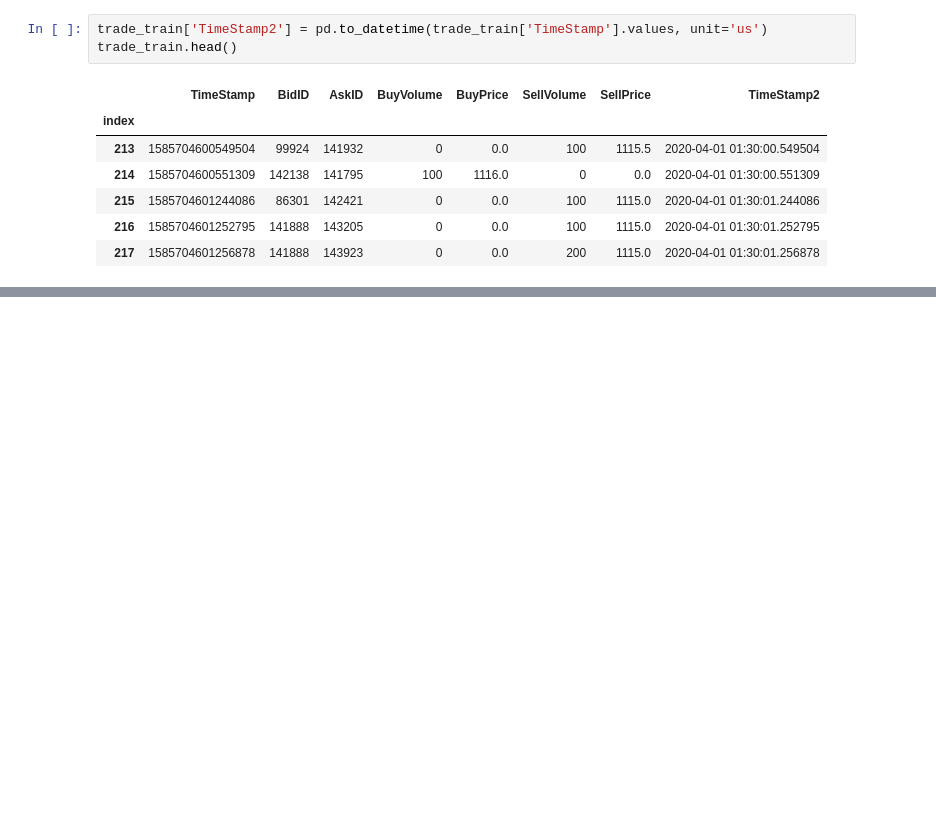
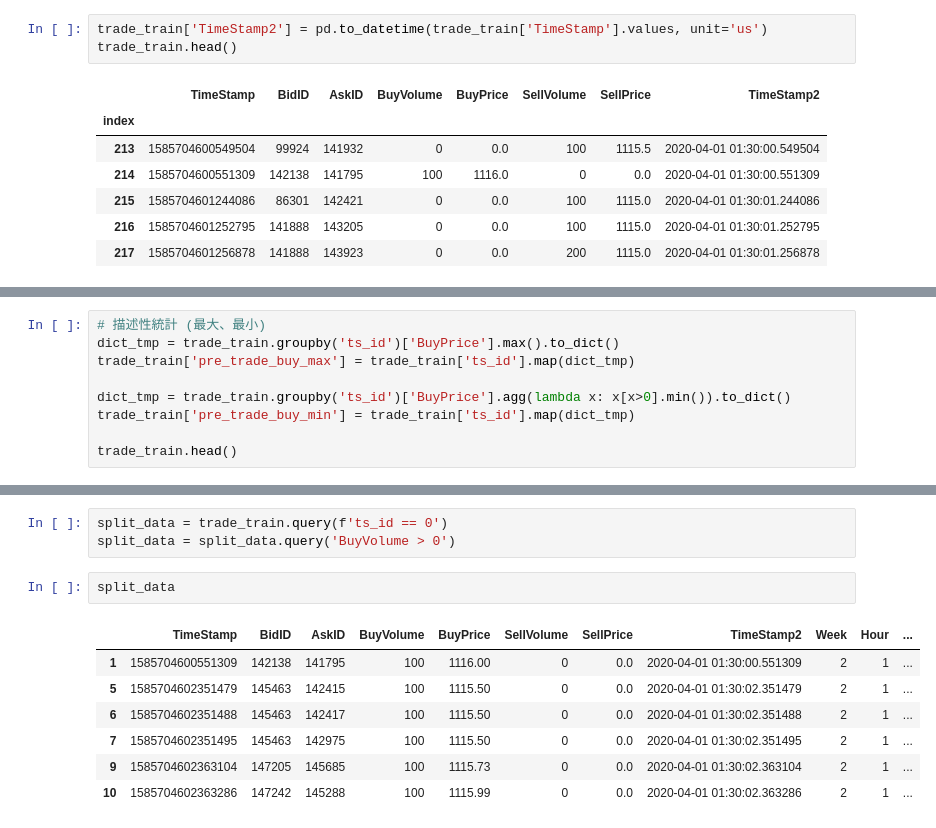
Before and after one commit to chun-code/stock_price, a Jupyter notebook: code.ipynb, the cells around one changed output, grey strips where cells are left out. Drawn from its saved outputs; the diff is of its cells as text; blank space fills up the shorter version.

```diff
--- a/code.ipynb
+++ b/code.ipynb
@@ -210,0 +345,9 @@ trade_train.head(35)
+# %%
+# 描述性統計 (最大、最小)
+dict_tmp = trade_train.groupby('ts_id')['BuyPrice'].max().to_dict()
+trade_train['pre_trade_buy_max'] = trade_train['ts_id'].map(dict_tmp)
+
+dict_tmp = trade_train.groupby('ts_id')['BuyPrice'].agg(lambda x: x[x>0].min()).to_dict()
+trade_train['pre_trade_buy_min'] = trade_train['ts_id'].map(dict_tmp)
+
+trade_train.head()
@@ -210,0 +491,13 @@ trade_train.head(35)
+# %%
+split_data = trade_train.query(f'ts_id == 0')
+split_data = split_data.query('BuyVolume > 0')
+# %%
+split_data
+# %% [output]
+|  | TimeStamp | BidID | AskID | BuyVolume | BuyPrice | SellVolume | SellPrice | TimeStamp2 | Week | Hour | ... |
+| 1 | 1585704600551309 | 142138 | 141795 | 100 | 1116.00 | 0 | 0.0 | 2020-04-01 01:30:00.551309 | 2 | 1 | ... |
+| 5 | 1585704602351479 | 145463 | 142415 | 100 | 1115.50 | 0 | 0.0 | 2020-04-01 01:30:02.351479 | 2 | 1 | ... |
+| 6 | 1585704602351488 | 145463 | 142417 | 100 | 1115.50 | 0 | 0.0 | 2020-04-01 01:30:02.351488 | 2 | 1 | ... |
+| 7 | 1585704602351495 | 145463 | 142975 | 100 | 1115.50 | 0 | 0.0 | 2020-04-01 01:30:02.351495 | 2 | 1 | ... |
+| 9 | 1585704602363104 | 147205 | 145685 | 100 | 1115.73 | 0 | 0.0 | 2020-04-01 01:30:02.363104 | 2 | 1 | ... |
+| 10 | 1585704602363286 | 147242 | 145288 | 100 | 1115.99 | 0 | 0.0 | 2020-04-01 01:30:02.363286 | 2 | 1 | ... |
```
Also changed, not shown: parts of 22 cells of this notebook.
